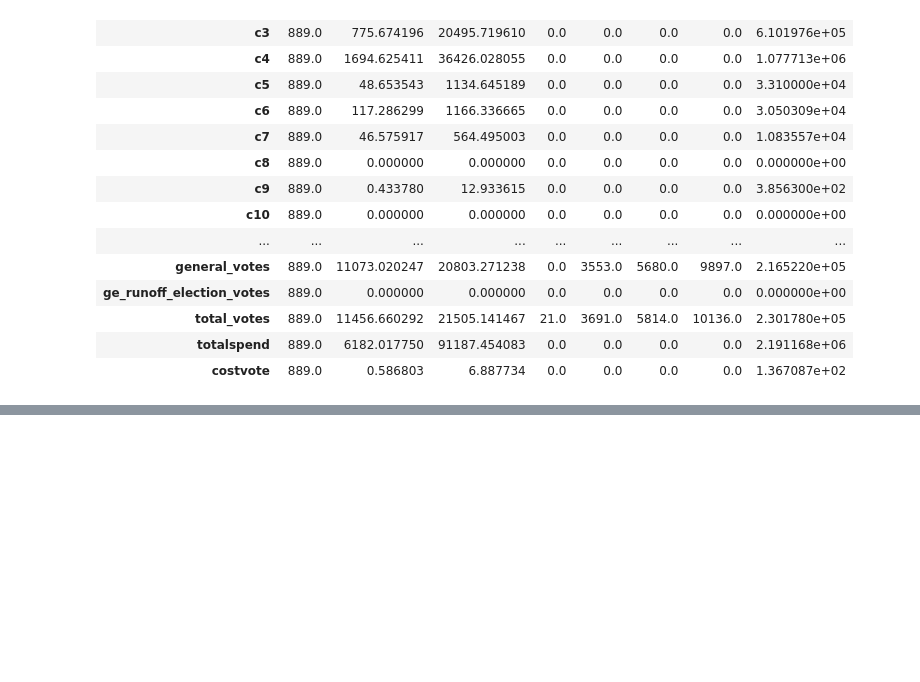
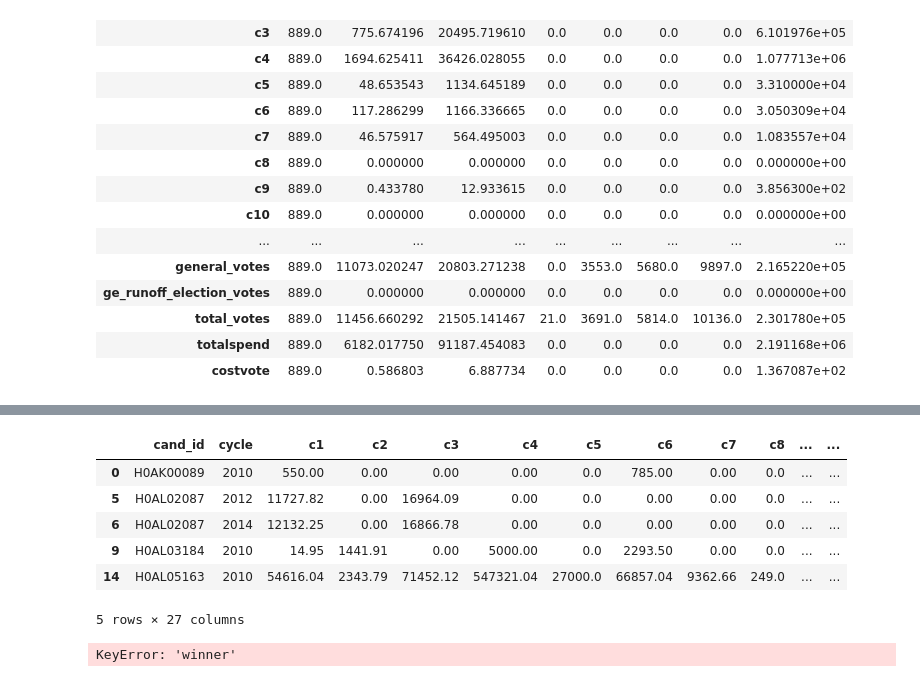
Before and after one commit to georgetown-analytics/four-thirty-five, a Jupyter notebook: 435_Visualization.ipynb, the cells around one changed output, grey strips where cells are left out. Cells and saved outputs as stored; diff of their text form; code cells hidden in the pictures; blank space fills up the shorter version.

```diff
--- a/435_Visualization.ipynb
+++ b/435_Visualization.ipynb
@@ -1827,0 +613,14 @@ plt.show()
+# %%
+Gen.head()
+# %% [output]
+|  | cand_id | cycle | c1 | c2 | c3 | c4 | c5 | c6 | c7 | c8 | ... | ... |
+| 0 | H0AK00089 | 2010 | 550.00 | 0.00 | 0.00 | 0.00 | 0.0 | 785.00 | 0.00 | 0.0 | ... | ... |
+| 5 | H0AL02087 | 2012 | 11727.82 | 0.00 | 16964.09 | 0.00 | 0.0 | 0.00 | 0.00 | 0.0 | ... | ... |
+| 6 | H0AL02087 | 2014 | 12132.25 | 0.00 | 16866.78 | 0.00 | 0.0 | 0.00 | 0.00 | 0.0 | ... | ... |
+| 9 | H0AL03184 | 2010 | 14.95 | 1441.91 | 0.00 | 5000.00 | 0.0 | 2293.50 | 0.00 | 0.0 | ... | ... |
+| 14 | H0AL05163 | 2010 | 54616.04 | 2343.79 | 71452.12 | 547321.04 | 27000.0 | 66857.04 | 9362.66 | 249.0 | ... | ... |
+5 rows × 27 columns
+# %%
+g = sns.pairplot(data=Gen[['c1', 'c2', 'c3']], hue='winner', dropna=True)
+# %% [output]
+KeyError: 'winner'
```
Also changed, not shown: parts of 74 cells of this notebook.
